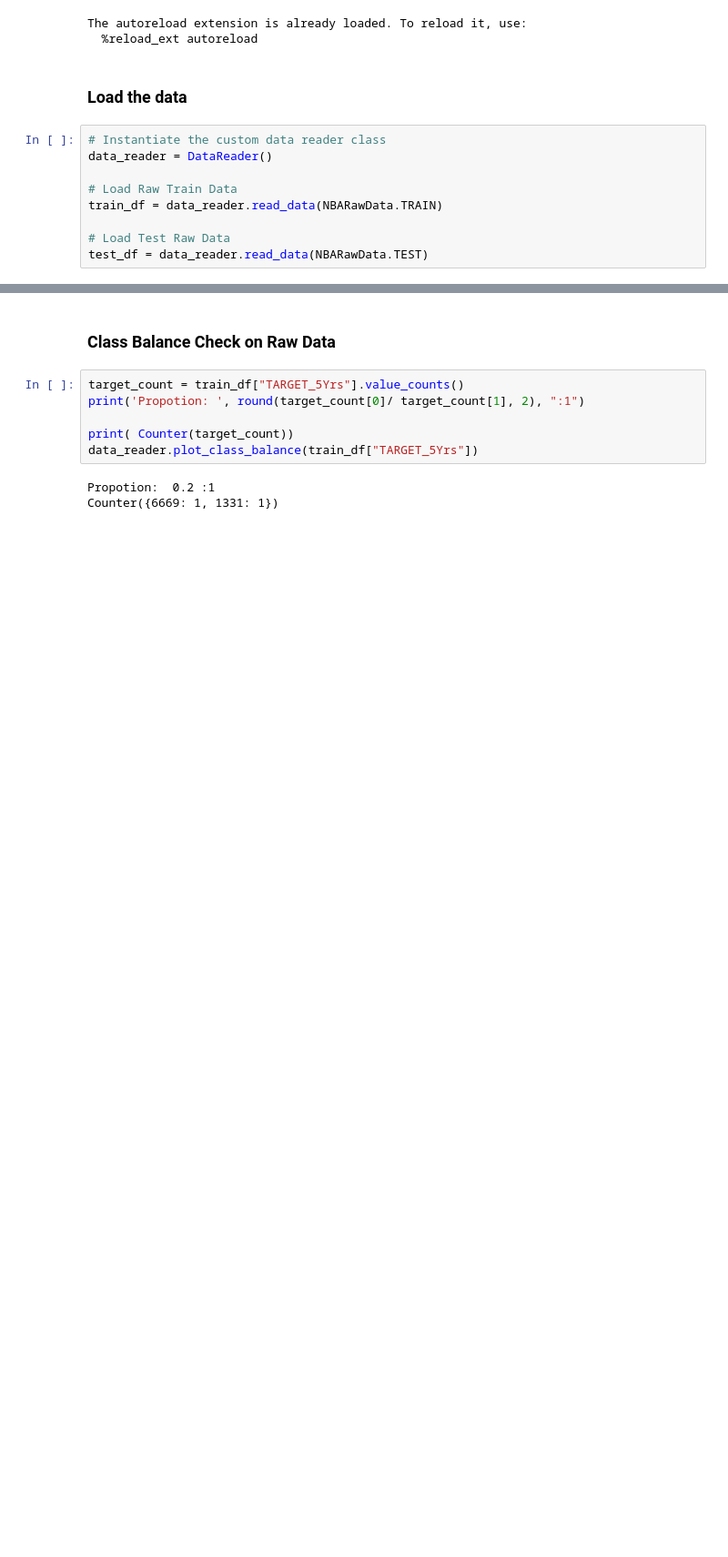
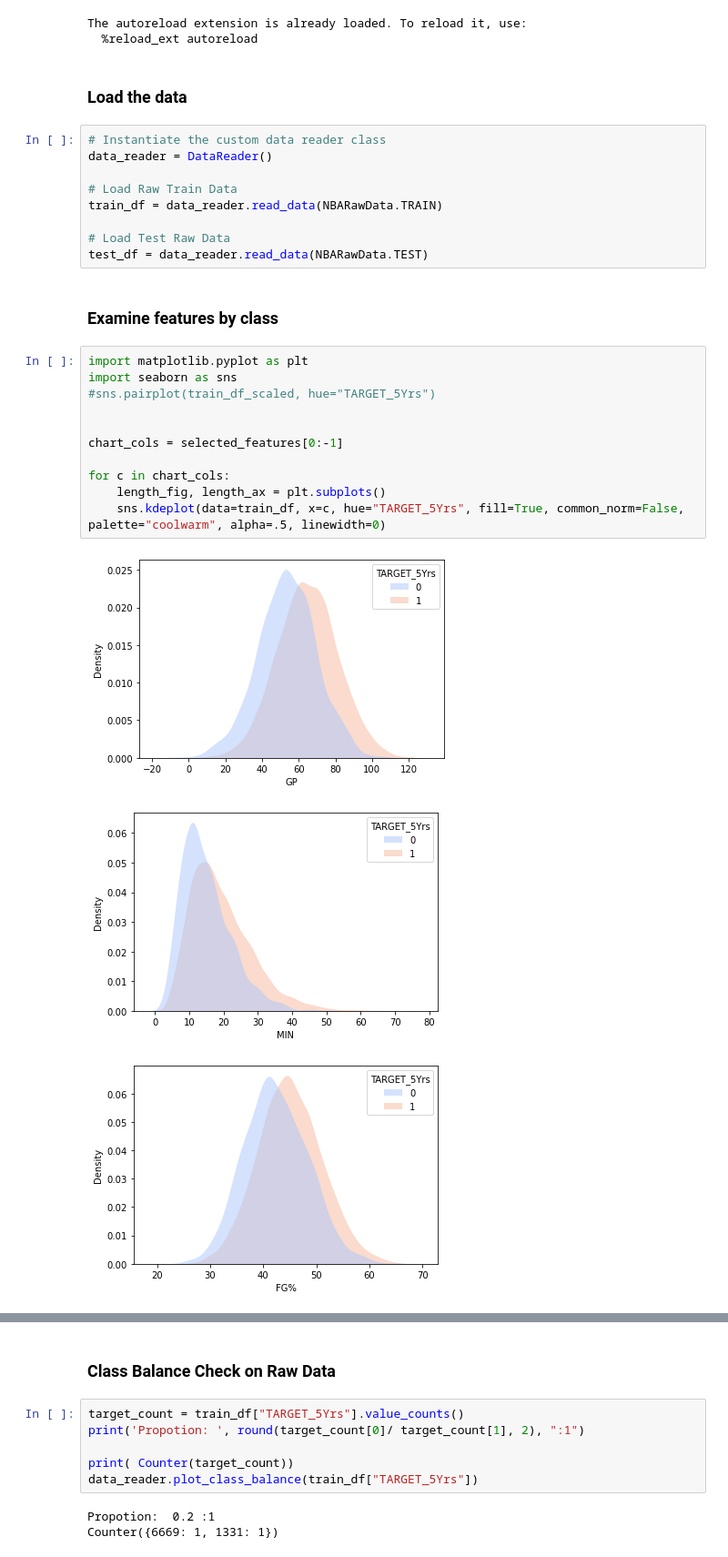
Before and after one commit to adv-dsi-group4/nba-career-prediction, a Jupyter notebook: notebooks/_Final_draft_logistic_regression_stdScaling_SMOTE_selectFeatures-Copy1.ipynb, the cells around one changed output, grey strips where cells are left out. Shown: that part at 91% size. Cells and saved outputs as stored; diff of their text form; blank space fills up the shorter version.

Commit message:
plots and importances added to notebook

```diff
--- a/notebooks/_Final_draft_logistic_regression_stdScaling_SMOTE_selectFeatures-Copy1.ipynb
+++ b/notebooks/_Final_draft_logistic_regression_stdScaling_SMOTE_selectFeatures-Copy1.ipynb
@@ -57,3 +57,20 @@ train_df = data_reader.read_data(NBARawData.TRAIN)
 
 # Load Test Raw Data
 test_df = data_reader.read_data(NBARawData.TEST)
+# %% [markdown]
+### Examine features by class
+# %%
+import matplotlib.pyplot as plt
+import seaborn as sns
+#sns.pairplot(train_df_scaled, hue="TARGET_5Yrs")
+
+
+chart_cols = selected_features[0:-1]
+
+for c in chart_cols:
+    length_fig, length_ax = plt.subplots()
+    sns.kdeplot(data=train_df, x=c, hue="TARGET_5Yrs", fill=True, common_norm=False, palette="coolwarm", alpha=.5, linewidth=0)
+# %% [output]
+[figure, added]
+[figure, added]
+[figure, added]
```
Also changed, not shown: parts of 10 cells of this notebook, 1 other file.
